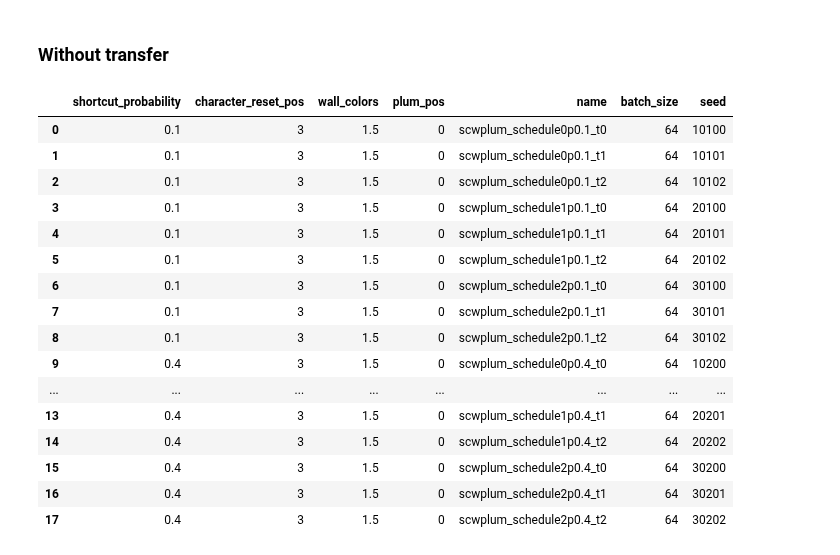
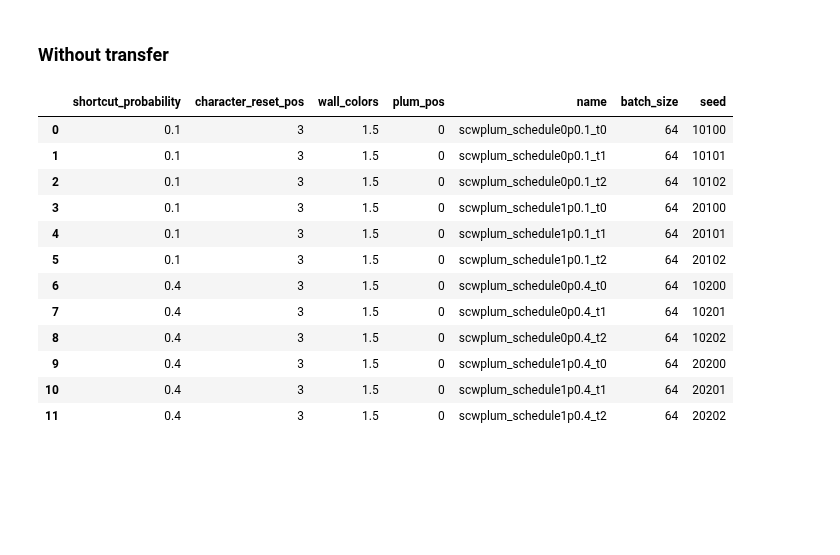
Before and after one commit to liuandrew/ppo_aux, a Jupyter notebook: write_and_test/write_experiments.ipynb, the cells around one changed output. Cells and saved outputs as stored; diff of their text form; code cells hidden in the pictures; blank space fills up the shorter version.

```diff
--- a/write_and_test/write_experiments.ipynb
+++ b/write_and_test/write_experiments.ipynb
@@ -4155,7 +4113,6 @@ rows = []
 batch = 64
 
 schedules = [
-    [0, 2_000, 4_000, 300_000, 400_000],
     [0, 100_000, 200_000, 300_000, 400_000],
     [0, 200_000, 400_000, 600_000, 800_000]
 ]
@@ -4168,10 +4125,6 @@ step_args = [0, 1, 2, 3, -1]
 for n, p in enumerate(probs):
     for l, schedule in enumerate(schedules):
         for i in range(num_trials):
-            clone_path = clone_path_formatter.format(task=task, t=i)
-            clone_param = clone_params[j]
-            clone_param['clone_path'] = clone_path
-
             exp_name = f'scwplum_schedule{l}p{p}_t{i}'
 
             env_kwargs = {'shortcut_probability': p,
@@ -4192,44 +4145,40 @@ for n, p in enumerate(probs):
                 'num_env_steps': 3000000,
                 'env_name': 'ShortcutNav-v0',
                 'algo': 'ppo',
-                'num_mini_batch': 1,
-                'num_processes': 1,
+                'num_mini_batch': 10,
+                'num_processes': 100,
                 'num_steps': batch,
 
                 'normalize': False,
 
                 'checkpoint_interval': 10,
                 'save_dir': 'scwplum',
 
                 'recurrent': True,
                 'seed': seed,
                 'no_cuda': True,
                 'env_kwargs': env_kwargs,
 
                 'nn_base': 'DelayedRNNPPO',
                 'nn_base_kwargs': {'hidden_size': 64},
 
                 'use_universal_step': {'on': True, 'schedule': schedule, 'step_args': step_args}
             }
 
             pickle.dump(config, open('../experiment_configs/' + exp_name, 'wb'))
 
 pd.DataFrame(rows)
 # %% [output]
 |  | shortcut_probability | character_reset_pos | wall_colors | plum_pos | name | batch_size | seed |
 | 0 | 0.1 | 3 | 1.5 | 0 | scwplum_schedule0p0.1_t0 | 64 | 10100 |
 | 1 | 0.1 | 3 | 1.5 | 0 | scwplum_schedule0p0.1_t1 | 64 | 10101 |
 | 2 | 0.1 | 3 | 1.5 | 0 | scwplum_schedule0p0.1_t2 | 64 | 10102 |
 | 3 | 0.1 | 3 | 1.5 | 0 | scwplum_schedule1p0.1_t0 | 64 | 20100 |
 | 4 | 0.1 | 3 | 1.5 | 0 | scwplum_schedule1p0.1_t1 | 64 | 20101 |
 | 5 | 0.1 | 3 | 1.5 | 0 | scwplum_schedule1p0.1_t2 | 64 | 20102 |
-| 6 | 0.1 | 3 | 1.5 | 0 | scwplum_schedule2p0.1_t0 | 64 | 30100 |
-| 7 | 0.1 | 3 | 1.5 | 0 | scwplum_schedule2p0.1_t1 | 64 | 30101 |
-| 8 | 0.1 | 3 | 1.5 | 0 | scwplum_schedule2p0.1_t2 | 64 | 30102 |
-| 9 | 0.4 | 3 | 1.5 | 0 | scwplum_schedule0p0.4_t0 | 64 | 10200 |
-| ... | ... | ... | ... | ... | ... | ... | ... |
-| 13 | 0.4 | 3 | 1.5 | 0 | scwplum_schedule1p0.4_t1 | 64 | 20201 |
-| 14 | 0.4 | 3 | 1.5 | 0 | scwplum_schedule1p0.4_t2 | 64 | 20202 |
-| 15 | 0.4 | 3 | 1.5 | 0 | scwplum_schedule2p0.4_t0 | 64 | 30200 |
-| 16 | 0.4 | 3 | 1.5 | 0 | scwplum_schedule2p0.4_t1 | 64 | 30201 |
-| 17 | 0.4 | 3 | 1.5 | 0 | scwplum_schedule2p0.4_t2 | 64 | 30202 |
+| 6 | 0.4 | 3 | 1.5 | 0 | scwplum_schedule0p0.4_t0 | 64 | 10200 |
+| 7 | 0.4 | 3 | 1.5 | 0 | scwplum_schedule0p0.4_t1 | 64 | 10201 |
+| 8 | 0.4 | 3 | 1.5 | 0 | scwplum_schedule0p0.4_t2 | 64 | 10202 |
+| 9 | 0.4 | 3 | 1.5 | 0 | scwplum_schedule1p0.4_t0 | 64 | 20200 |
+| 10 | 0.4 | 3 | 1.5 | 0 | scwplum_schedule1p0.4_t1 | 64 | 20201 |
+| 11 | 0.4 | 3 | 1.5 | 0 | scwplum_schedule1p0.4_t2 | 64 | 20202 |
```
Also changed, not shown: parts of 4 cells of this notebook, 2 other files.
